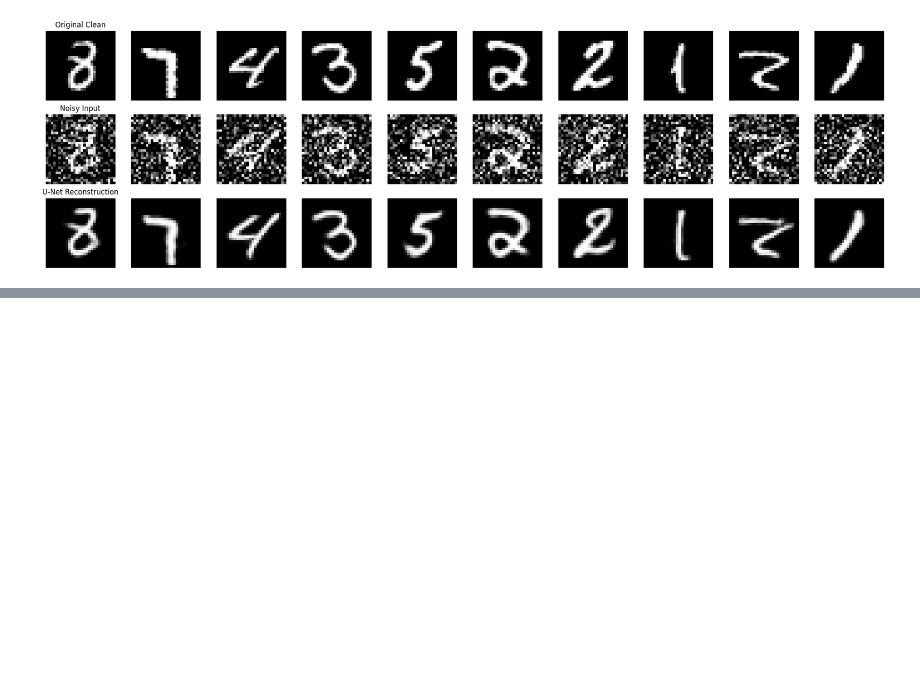
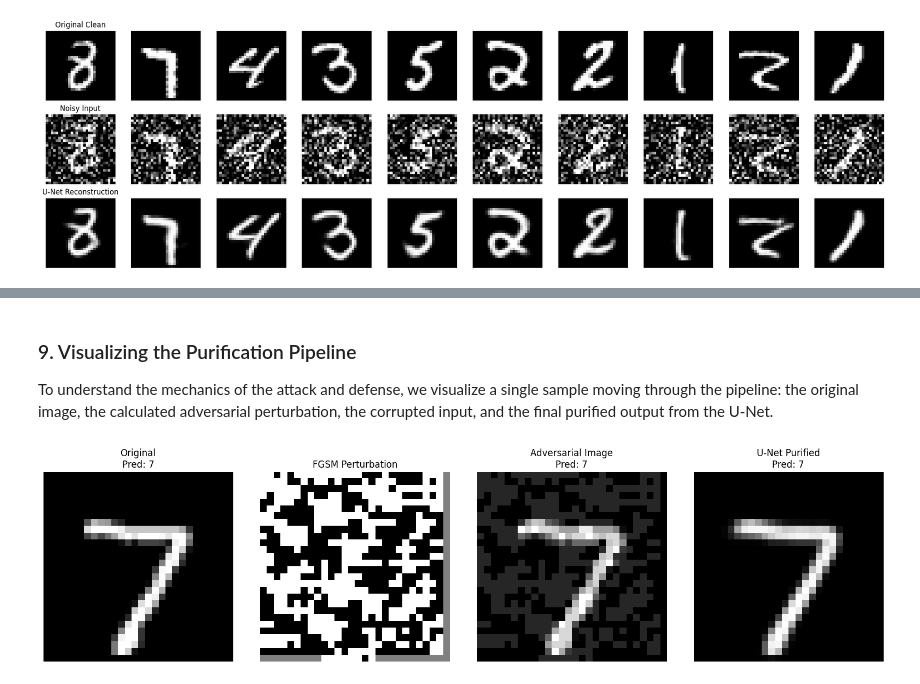
Before and after one commit to kundansingh09/CEI-Assignments, a Jupyter notebook: week6_assignment.ipynb, the cells around one changed output, grey strips where cells are left out. Drawn from its saved outputs; the diff is of its cells as text; code cells hidden in the pictures; blank space fills up the shorter version.

```diff
--- a/week6_assignment.ipynb
+++ b/week6_assignment.ipynb
@@ -189,0 +232,19 @@ plt.show()
+# %%
+loss_object = tf.keras.losses.SparseCategoricalCrossentropy()
+
+def generate_adversarial_pattern(input_image, input_label):
+    input_image = tf.convert_to_tensor(input_image)
+
+    with tf.GradientTape() as tape:
+        tape.watch(input_image)
+        prediction = classifier(input_image)
+        loss = loss_object(input_label, prediction)
+
+    # Get the gradients of the loss w.r.t to the input image.
+    gradient = tape.gradient(loss, input_image)
+
+    # Get the sign of the gradients to create the perturbation
+    signed_grad = tf.sign(gradient)
+    return signed_grad
+
+print("FGSM Attack function ready.")
@@ -189,0 +293,40 @@ plt.show()
+# %% [markdown]
+### 9. Visualizing the Purification Pipeline
+To understand the mechanics of the attack and defense, we visualize a single sample moving through the pipeline: the original image, the calculated adversarial perturbation, the corrupted input, and the final purified output from the U-Net.
+# %%
+# Select a specific image to visualize
+index = 0
+image = x_test[index:index+1]
+label = y_test[index:index+1]
+perturbation = perturbations[index:index+1]
+adv_image = x_test_adv[index:index+1]
+purified_image = x_test_purified[index:index+1]
+
+# Get classifier predictions to show how the attack worked
+pred_clean = np.argmax(classifier.predict(image, verbose=0))
+pred_adv = np.argmax(classifier.predict(adv_image, verbose=0))
+pred_purified = np.argmax(classifier.predict(purified_image, verbose=0))
+
+fig, axes = plt.subplots(1, 4, figsize=(16, 4))
+
+axes[0].imshow(image.squeeze(), cmap='gray')
+axes[0].set_title(f"Original\nPred: {pred_clean}")
+axes[0].axis('off')
+
+# Displaying the noise, scaled for visibility
+axes[1].imshow(perturbation.numpy().squeeze() * 0.5 + 0.5, cmap='gray')
+axes[1].set_title("FGSM Perturbation")
+axes[1].axis('off')
+
+axes[2].imshow(adv_image.numpy().squeeze(), cmap='gray')
+axes[2].set_title(f"Adversarial Image\nPred: {pred_adv}")
+axes[2].axis('off')
+
+axes[3].imshow(purified_image.squeeze(), cmap='gray')
+axes[3].set_title(f"U-Net Purified\nPred: {pred_purified}")
+axes[3].axis('off')
+
+plt.tight_layout()
+plt.show()
+# %% [output]
+[figure, added]
```
Also changed, not shown: parts of 6 cells of this notebook.
